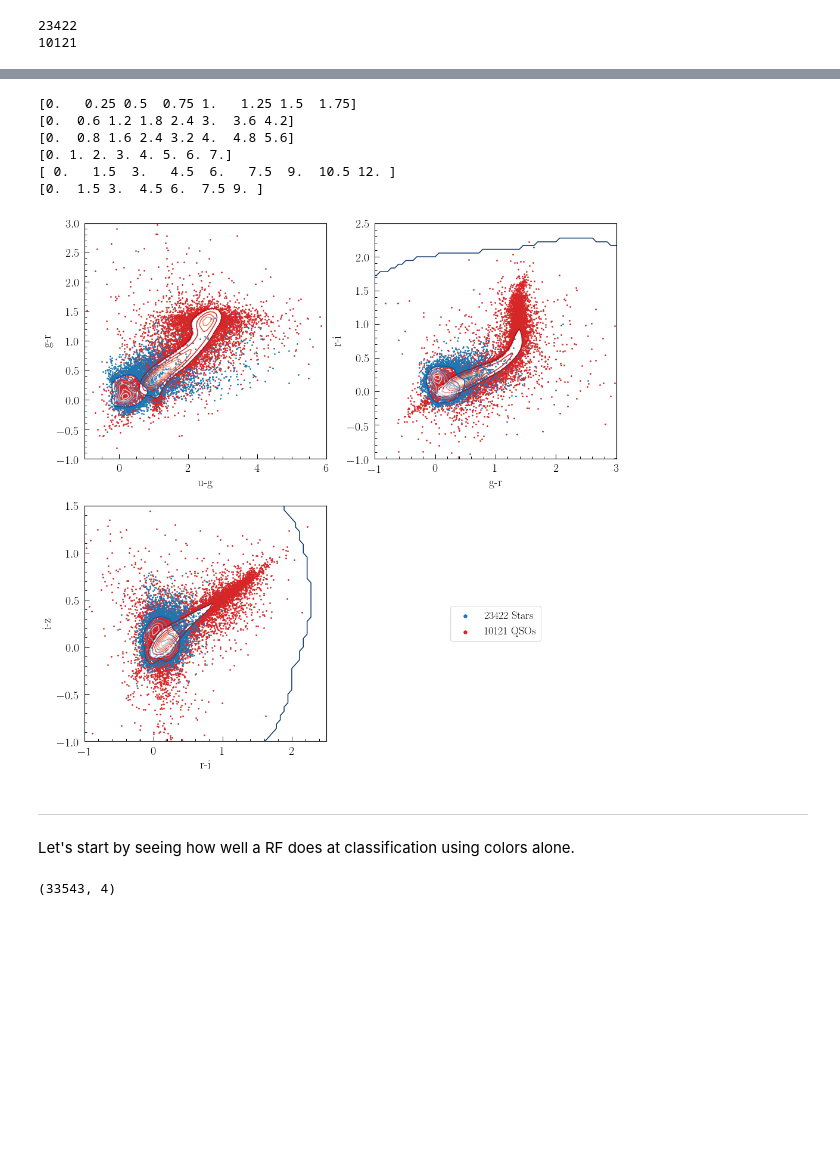
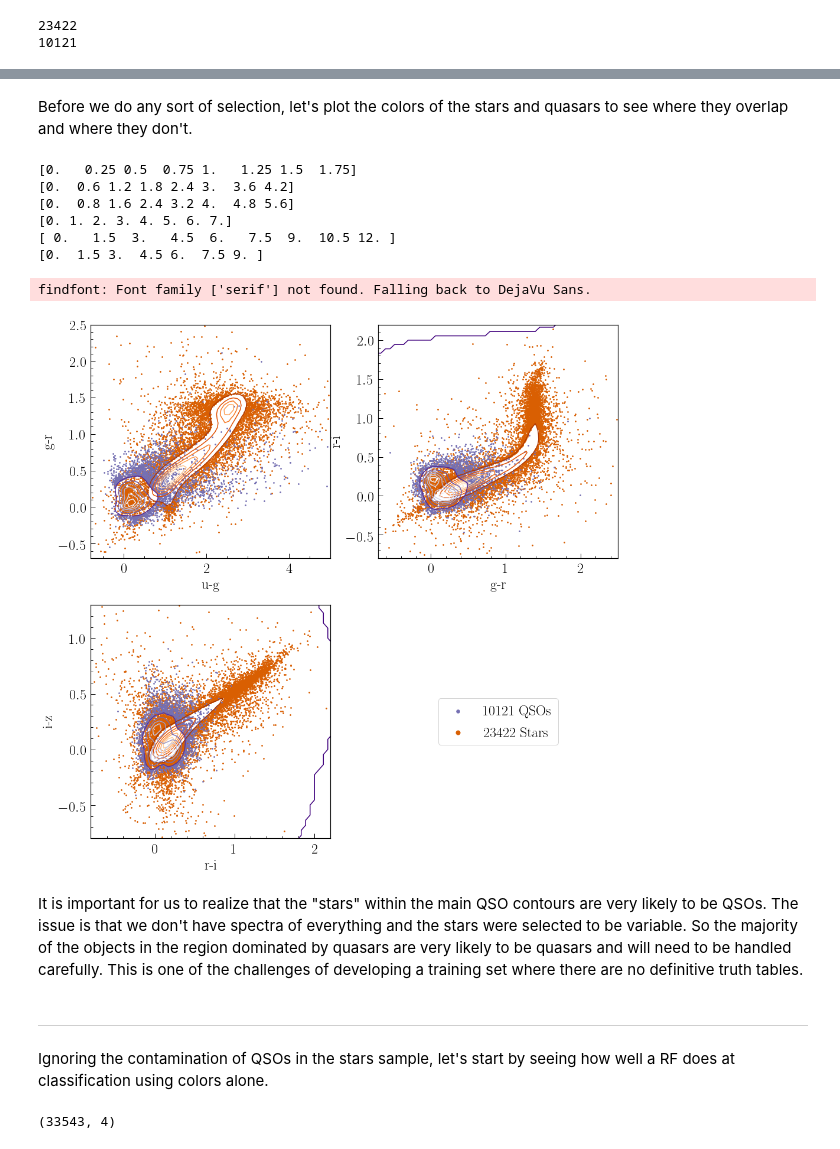
Before and after one commit to RichardsGroup/LSST_training, a Jupyter notebook: Script_NBs/02_AGN_classification_example-gtrtest.ipynb, the cells around one changed output, grey strips where cells are left out. Drawn from its saved outputs; the diff is of its cells as text; code cells hidden in the pictures; blank space fills up the shorter version.

```diff
--- a/Script_NBs/02_AGN_classification_example-gtrtest.ipynb
+++ b/Script_NBs/02_AGN_classification_example-gtrtest.ipynb
@@ -31,5 +48,7 @@ import palettable
 init()
 # %%
+#Setup defaults for plotting
+
 def figsze(hscale, vscale=(np.sqrt(5.0)-1.0)/2.0, fig_width_pt = 800.0):
     """
     Get the fig_width_pt by inserting \the\textwidth into LaTeX document.
@@ -46,14 +65,14 @@ def figsze(hscale, vscale=(np.sqrt(5.0)-1.0)/2.0, fig_width_pt = 800.0):
     return fig_size
 
 pgf_with_latex = {                      # setup matplotlib to use latex for output
-    "axes.linewidth":1.1,               # width of box, 2 is too wide, 1 is too narrow
+    "axes.linewidth":1.2,               # width of box, 2 is too wide, 1 is too narrow
     "pgf.texsystem": "pdflatex",        # change this if using xetex or lautex
     "text.usetex": True,                # use LaTeX to write all text
     "font.family": "serif",
     "font.serif": [],                   # blank entries should cause plots to inherit fonts from the document
     "font.sans-serif": [],
     "font.monospace": [],
-    "axes.labelsize": 20,               # LaTeX default is 10pt font, font size of axis text label
+    "axes.labelsize": 24,               # LaTeX default is 10pt font, font size of axis text label
     "axes.labelpad" : 6,                # Distance between label and axis
     "axes.formatter.limits":[-99,99],   # use sci notation if log10 of axis range is smaller than first or larger than second.
                                         # GTR: Actually *don't* -- should change the axis label instead.  E.g., "Flux Density (10^-17 ergs/s/cm^2)"
@@ -61,10 +80,10 @@ pgf_with_latex = {                      # setup matplotlib to use latex for outp
                                         # axes.ticklabel_format(style='plain')
     #"axes.formatter.style":"plain",    # Turn off multiplicative offsets (sci notation) to the axes [GTR: Doesn't work]
     "axes.formatter.useoffset":False,   # Turn off additive offsets to the axes
-    "font.size": 20,
-    "legend.fontsize": 18,              # Make the legend/label fonts a little smaller
-    "xtick.labelsize": 20,              # Font size of numbers
-    "ytick.labelsize": 20,
+    "font.size": 24,
+    "legend.fontsize": 24,              # Make the legend/label fonts a little smaller
+    "xtick.labelsize": 24,              # Font size of numbers
+    "ytick.labelsize": 24,
     "xtick.direction": "in",
     "ytick.direction": "in",
     "xtick.minor.visible": True,
@@ -313,63 +353,73 @@ ax[1,0].set_ylabel('i-z')
+# %% [markdown]
+Before we do any sort of selection, let's plot the colors of the stars and quasars to see where they overlap and where they don't.
 # %%
 limsugr = np.array([[-2,8], [-2,4]])
 limsugr = limsugr.flatten()
 limsgri = np.array([[-2,4], [-2,3.5]])
 limsgri = limsgri.flatten()
+limsgri2 = np.array([[-2,2], [-2,2]])
+limsgri2 = limsgri.flatten()
 limsriz = np.array([[-2,3.5], [-2,2.5]])
 limsriz = limsriz.flatten()
 levels = None
-nlevel=0
+nlevel=1
 
 # Make the figure:
 #fig,ax = plt.figure(figsize=(8,8))
 fig, ax = plt.subplots(2,2,figsize=(16,16))
 
 
 handles, labels = (0, 0)
 
 for i, axis in enumerate(ax.ravel()):
 
     if i==0:
-        contour_scatter(train_df[starmask]['stdColor[0]'], train_df[starmask]['stdColor[1]'], lims=limsugr, levels=levels, nlevel=nlevel, cmap='Reds_r', color='red', kwargs_plot={'rasterized':True, 's':3}, ax=axis)
-        contour_scatter(train_df[qsomask]['stdColor[0]'], train_df[qsomask]['stdColor[1]'], lims=limsugr, levels=levels, nlevel=nlevel, cmap='Blues_r', color='blue', kwargs_plot={'rasterized':True, 's':3}, ax=axis)
-        axis.set_xlim(-1,6)
-        axis.set_ylim(-1,3)
+        contour_scatter(train_df[starmask]['stdColor[0]'], train_df[starmask]['stdColor[1]'], lims=limsugr, levels=levels, nlevel=nlevel, cmap='Oranges_r', color=csdark[1], kwargs_plot={'rasterized':True, 's':3}, ax=axis)
+        contour_scatter(train_df[qsomask]['stdColor[0]'], train_df[qsomask]['stdColor[1]'], lims=limsugr, levels=levels, nlevel=nlevel, cmap='Purples_r', color=csdark[2], kwargs_plot={'rasterized':True, 's':3}, ax=axis)
+        axis.set_xlim(-0.8,5)
+        axis.set_ylim(-0.7,2.5)
         axis.set_xlabel('u-g')
         axis.set_ylabel('g-r')
+        #axis.set_yticks(rotation=90)
 
     if i==1:
-        contour_scatter(train_df[starmask]['stdColor[1]'], train_df[starmask]['stdColor[2]'], lims=limsgri, levels=levels, nlevel=nlevel, cmap='Reds_r', color='red', kwargs_plot={'rasterized':True, 's':3}, ax=axis)
-        contour_scatter(train_df[qsomask]['stdColor[1]'], train_df[qsomask]['stdColor[2]'], lims=limsgri, levels=levels, nlevel=nlevel, cmap='Blues_r', color='blue', kwargs_plot={'rasterized':True, 's':3}, ax=axis)
-        axis.set_xlim(-1,3)
-        axis.set_ylim(-1,2.5)
+        contour_scatter(train_df[starmask]['stdColor[1]'], train_df[starmask]['stdColor[2]'], lims=limsgri, levels=levels, nlevel=nlevel, cmap='Oranges_r', color=csdark[1], kwargs_plot={'rasterized':True, 's':3}, ax=axis)
+        contour_scatter(train_df[qsomask]['stdColor[1]'], train_df[qsomask]['stdColor[2]'], lims=limsgri, levels=levels, nlevel=nlevel, cmap='Purples_r', color=csdark[2], kwargs_plot={'rasterized':True, 's':3}, ax=axis)
+        axis.set_xlim(-0.7,2.5)
+        axis.set_ylim(-0.8,2.2)
         axis.set_xlabel('g-r')
         axis.set_ylabel('r-i')
 
     if i==2:
-        contour_scatter(train_df[starmask]['stdColor[2]'], train_df[starmask]['stdColor[3]'], lims=limsriz, levels=levels, nlevel=nlevel, cmap='Reds_r', color='red', kwargs_plot={'rasterized':True, 's':3}, ax=axis)
-        contour_scatter(train_df[qsomask]['stdColor[2]'], train_df[qsomask]['stdColor[3]'], lims=limsriz, levels=levels, nlevel=nlevel, cmap='Blues_r', color='blue', kwargs_plot={'rasterized':True, 's':3}, ax=axis)
-        axis.set_xlim(-1,2.5)
-        axis.set_ylim(-1,1.5)
+        contour_scatter(train_df[starmask]['stdColor[2]'], train_df[starmask]['stdColor[3]'], lims=limsriz, levels=levels, nlevel=nlevel, cmap='Oranges_r', color=csdark[1], kwargs_plot={'rasterized':True, 's':3}, ax=axis)
+        contour_scatter(train_df[qsomask]['stdColor[2]'], train_df[qsomask]['stdColor[3]'], lims=limsriz, levels=levels, nlevel=nlevel, cmap='Purples_r', color=csdark[2], kwargs_plot={'rasterized':True, 's':3}, ax=axis)
+        axis.set_xlim(-0.8,2.2)
+        axis.set_ylim(-0.8,1.3)
         axis.set_xlabel('r-i')
         axis.set_ylabel('i-z')
 
     if i==3:
         axis.set_axis_off()
-        handles = [plt.scatter([], [], color='C0', s=30),plt.scatter([],[],color='C3',s=30)]
-        labels  = [str(starmask.sum())+' Stars',str(qsomask.sum())+' QSOs']
+        handles = [plt.scatter([], [], color=csdark[2], s=30),plt.scatter([],[],color=csdark[1],s=50)]
+        labels  = [str(qsomask.sum())+' QSOs',str(starmask.sum())+' Stars']
         legend = axis.legend(handles, labels, loc='center')
+
+plt.savefig('/home/idies/workspace/Storage/gtr/persistent/plots/MiMstarqso_colors.png')
 # %% [output]
 [0.   0.25 0.5  0.75 1.   1.25 1.5  1.75]
 [0.  0.6 1.2 1.8 2.4 3.  3.6 4.2]
 [0.  0.8 1.6 2.4 3.2 4.  4.8 5.6]
 [0. 1. 2. 3. 4. 5. 6. 7.]
 [ 0.   1.5  3.   4.5  6.   7.5  9.  10.5 12. ]
 [0.  1.5 3.  4.5 6.  7.5 9. ]
+findfont: Font family ['serif'] not found. Falling back to DejaVu Sans.
-[figure, old version]
+[figure, new version]
+# %% [markdown]
+It is important for us to realize that the "stars" within the main QSO contours are very likely to be QSOs.  The issue is that we don't have spectra of everything and the stars were selected to be variable.  So the majority of the objects in the region dominated by quasars are very likely to be quasars and will need to be handled carefully.  This is one of the challenges of developing a training set where there are no definitive truth tables.
 # %% [markdown]
 ---
 # %% [markdown]
-Let's start by seeing how well a RF does at classification using colors alone.
+Ignoring the contamination of QSOs in the stars sample, let's start by seeing how well a RF does at classification using colors alone.
 # %%
 Xcolors = train_df.drop(['class', 'ra', 'dec', 'parallax', 'pmra', 'pmdec'],axis=1).values
 Xcolors
```
Also changed, not shown: parts of 46 cells of this notebook.
